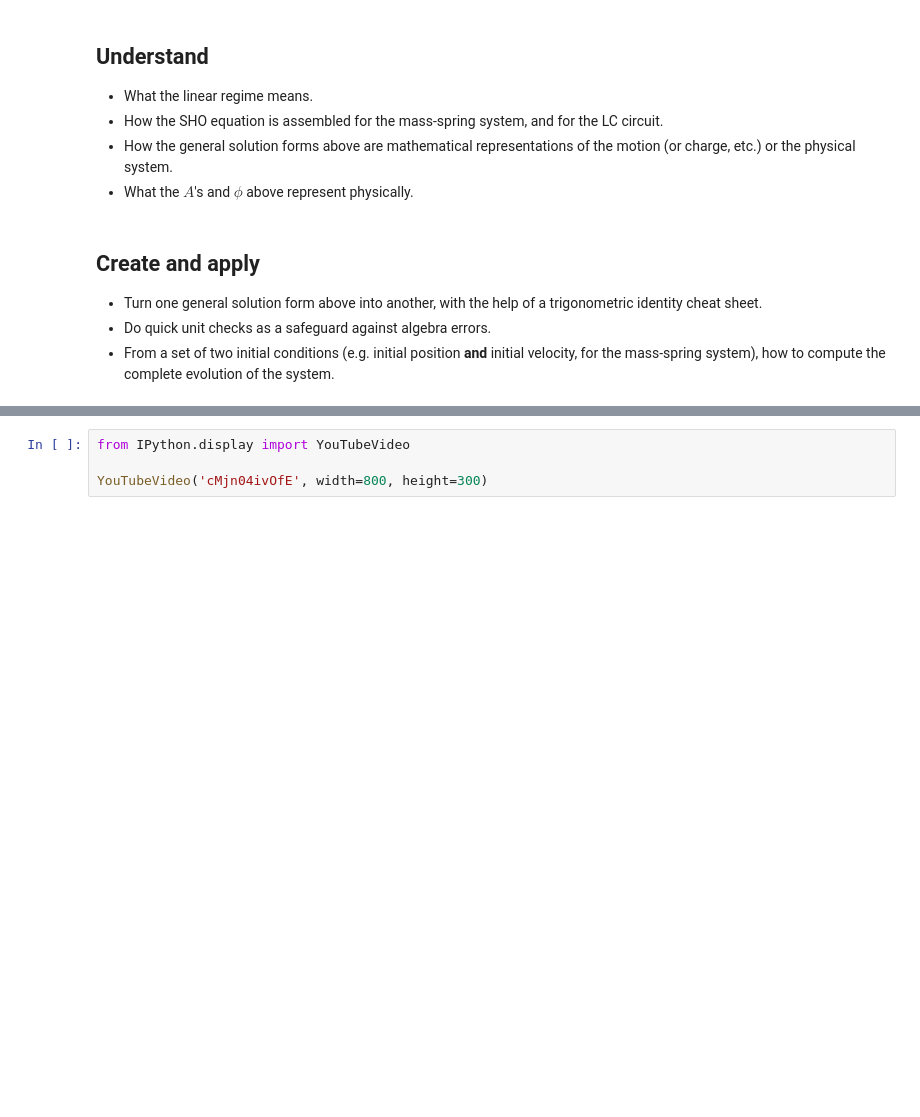
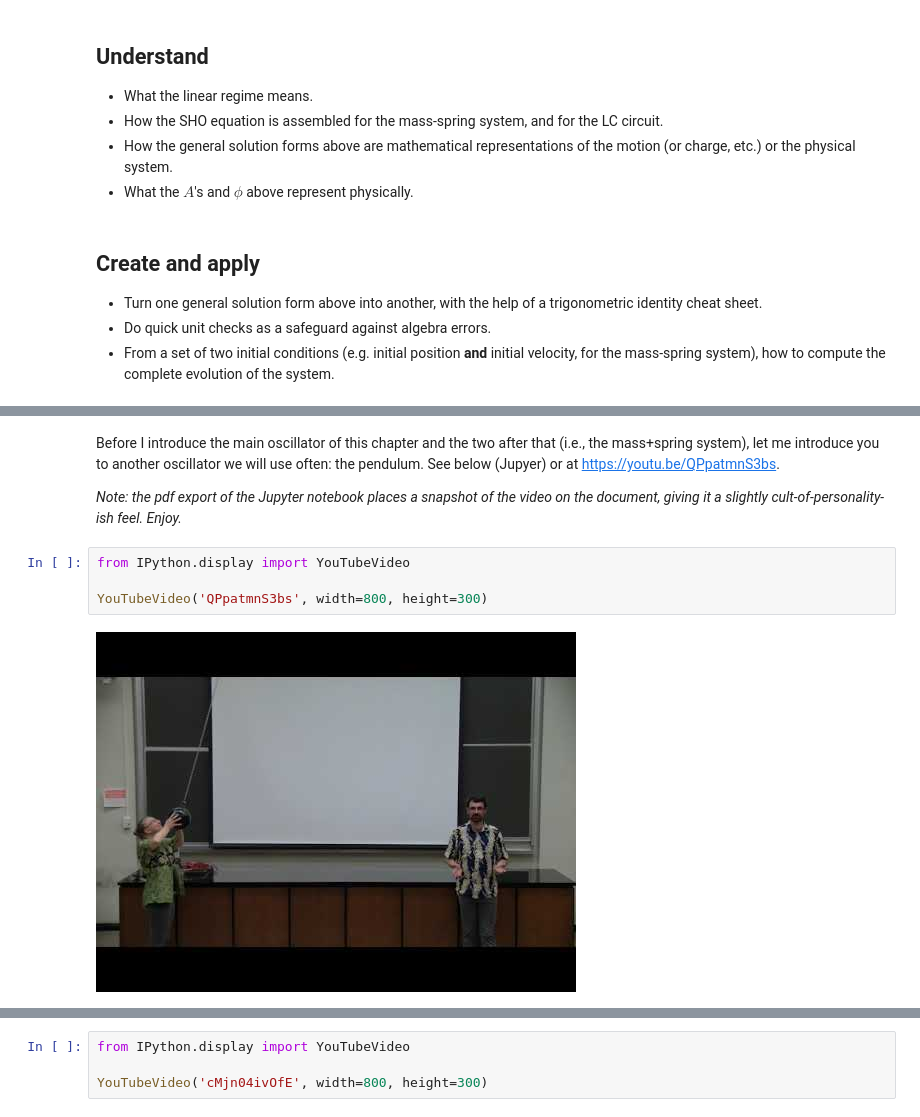
Before and after one commit to PHY293-Grisouard/Chapters-2020, a Jupyter notebook: C01 - SHOs/C01-SimpleHarmonicOscillator.ipynb, the cells around one changed output, grey strips where cells are left out. Drawn from its saved outputs; the diff is of its cells as text; blank space fills up the shorter version.

```diff
--- a/C01 - SHOs/C01-SimpleHarmonicOscillator.ipynb
+++ b/C01 - SHOs/C01-SimpleHarmonicOscillator.ipynb
@@ -114,3 +130,14 @@ So, for this chapter:
+# %% [markdown]
+Before I introduce the main oscillator of this chapter and the two after that (i.e., the mass+spring system), let me introduce you to another oscillator we will use often: the pendulum.
+See below (Jupyer) or at https://youtu.be/QPpatmnS3bs.
+
+*Note: the pdf export of the Jupyter notebook places a snapshot of the video on the document, giving it a slightly cult-of-personality-ish feel. Enjoy.*
+# %%
+from IPython.display import YouTubeVideo
+
+YouTubeVideo('QPpatmnS3bs', width=800, height=300)
+# %% [output]
+[figure, added]
 # %% [markdown]
 # Equations of motion
 
```
Also changed, not shown: parts of 3 cells of this notebook.
